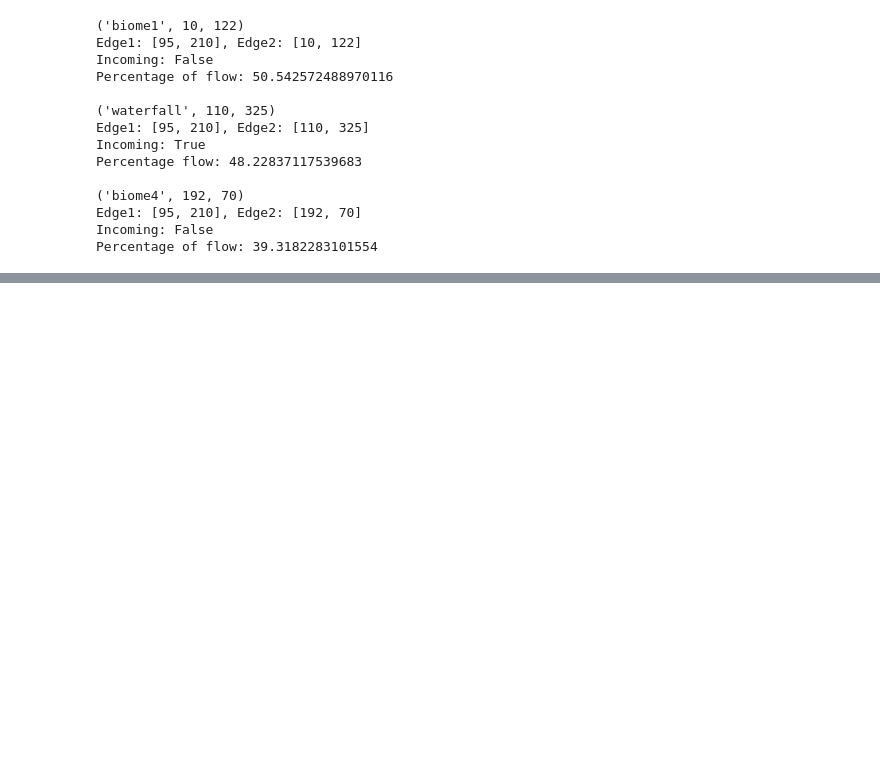
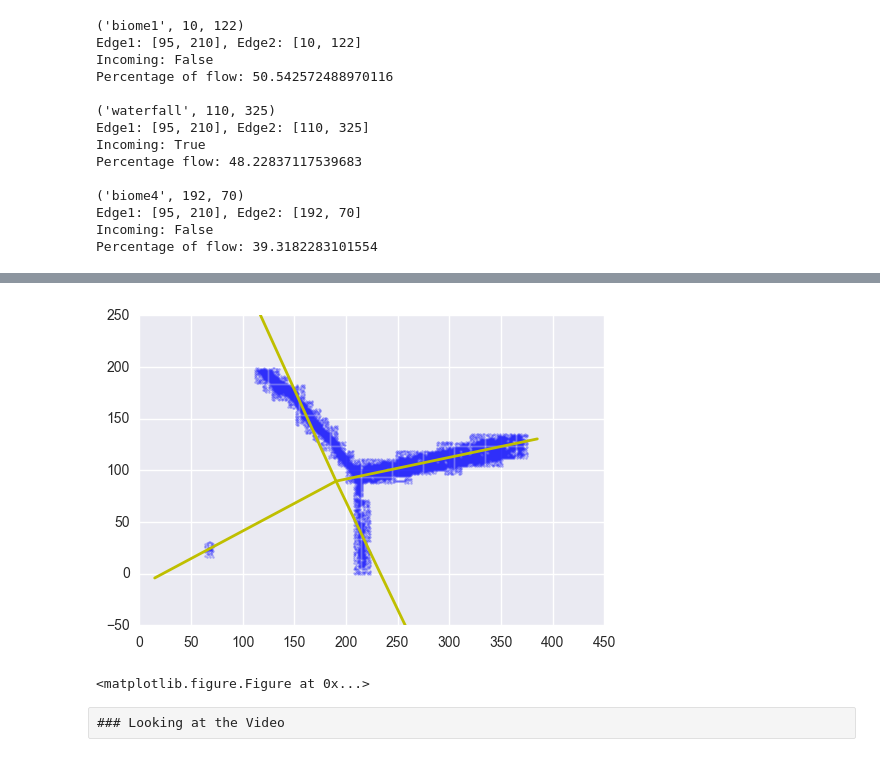
Before and after one commit to NickHoernle/Essil, a Jupyter notebook: water_path_detection/infer_water_trajectory.ipynb, the cells around one changed output, grey strips where cells are left out. Drawn from its saved outputs; the diff is of its cells as text; code cells hidden in the pictures; blank space fills up the shorter version.

```diff
--- a/water_path_detection/infer_water_trajectory.ipynb
+++ b/water_path_detection/infer_water_trajectory.ipynb
@@ -240,0 +388,6 @@ plt.show()
+# %%
+# now using the inferred centroid and theta value as starting parameters. We can run this frame by frame
+files = os.listdir("./frames")
+# %%
+next_file = cycle(files)
+file = next(next_file) # get rid of the annoying first one
@@ -240,0 +398,68 @@ plt.show()
+# %%
+# file = next(next_file)
+# image_arr = load_image("./frames/" + file)
+K = 3
+iteration = 0
+
+mu_prior = np.array([50,50])
+sigma_prior = np.array([[2000,0], [0,2000]])
+sd = [1,1,1]
+
+delta = 1
+x = np.arange(0, 450, delta)
+y = np.arange(-50, 250, delta)
+X, Y = np.meshgrid(x, y)
+
+for file in files:
+    if not 'jpg' in file:
+        continue
+
+    image_arr = load_image("./frames/" + file)
+
+    x_coord = []
+    y_coord = []
+
+    for i,row in enumerate(image_arr):
+        for j, col in enumerate(row):
+            if (col > 0):
+                x_coord.append(j)
+                y_coord.append(i)
+
+    x_coord = np.array(x_coord)
+    y_coord = np.array(y_coord)
+
+    mu_prior, sigma_prior, thetas, clusters, sd = iterate_to_get_thetas_and_mu(mu_prior, sigma_prior, K)
+
+    colors = ['b' for i in range(10)]#['y', 'g', 'b', 'r']
+    colors2 = ['y' for i in range(10)]#['y', 'g', 'b', 'r']
+
+    for i in range(K):
+        pl.scatter(x_coord[clusters==i], y_coord[clusters==i], c=colors[i], lw=0, s=3, alpha=0.3)
+        xs, ys = convert_theta_centroid_to_line(np.arange(200), thetas[i], mu_prior)
+        pl.plot(xs, ys, c=colors2[i], lw=2)
+
+    Z = mlab.bivariate_normal(X, Y, sigmax=sigma_prior[0][0], sigmay=sigma_prior[1][1], mux=mu_prior[0], muy=mu_prior[1])
+    if np.sum(Z) > 1e-5:
+        pl.contour(X, Y, Z)
+    pl.xlim([0,450])
+    pl.ylim([-50,250])
+
+    display.clear_output(wait=True)
+    display.display(pl.gcf())
+    time.sleep(0.1)
+    pl.clf()
+
+    iteration += 1
+
+    if (np.max(sd) > 0.35):
+        K += 1
+    else:
+        K -= 1
+
+    if K < 3:
+        K = 3
+# %% [output]
+[figure, added]
+<matplotlib.figure.Figure at 0x...>
+# %% [raw]
+### Looking at the Video
```
Also changed, not shown: parts of 16 cells of this notebook.
